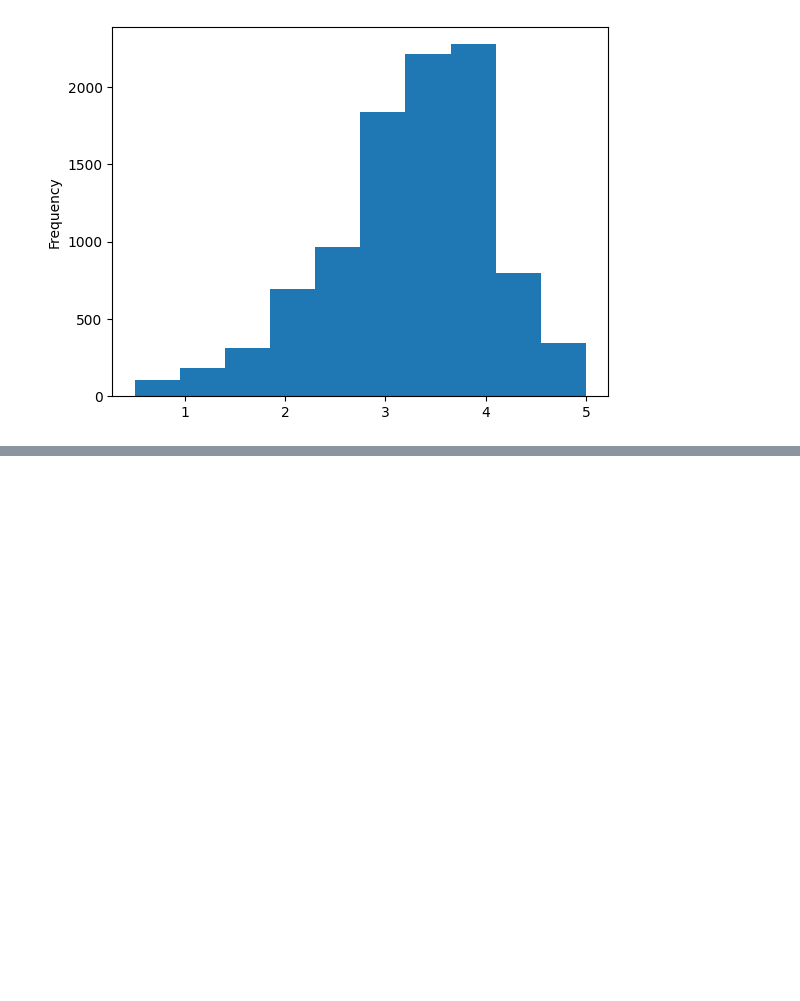
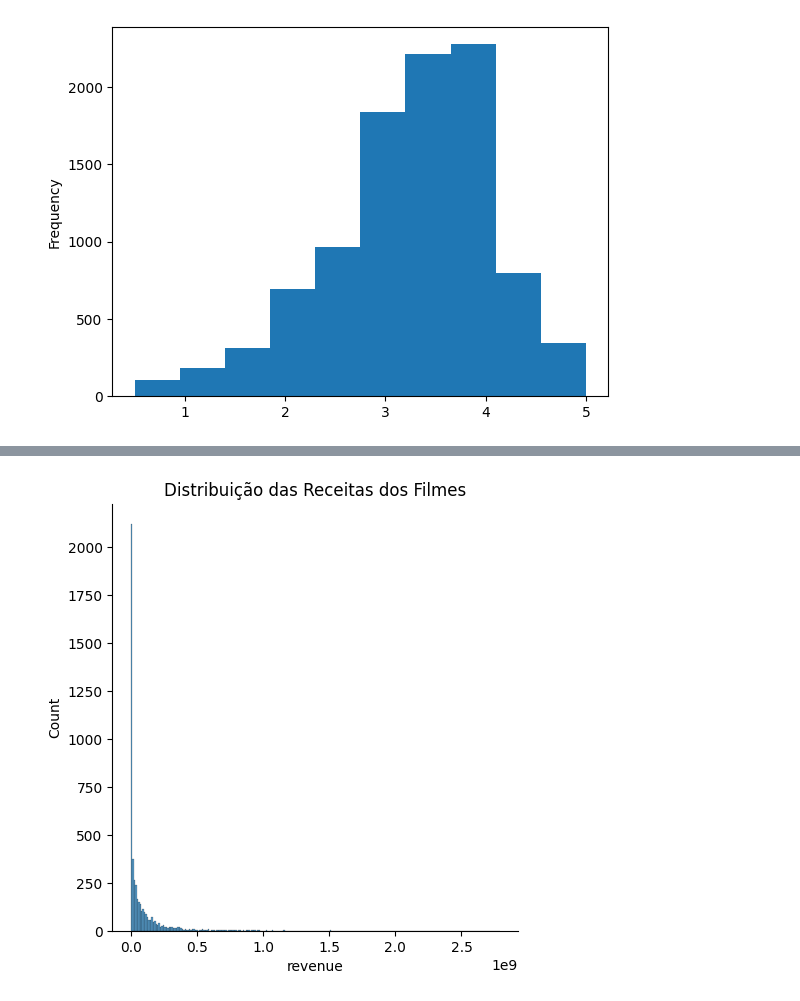
Before and after one commit to ViniciusSantos1993/main, a Jupyter notebook: Introdução_a_data_science.ipynb, the cells around one changed output, grey strips where cells are left out. Cells and saved outputs as stored; diff of their text form; code cells hidden in the pictures; blank space fills up the shorter version.

```diff
--- a/Introdução_a_data_science.ipynb
+++ b/Introdução_a_data_science.ipynb
@@ -124,3 +152,9 @@ tmdb.head()
 | 2 | 245000000 | [{"id": 28, "name": "Action"}, {"... | http://www.sonypictures.com/movie... | 206647 | [{"id": 470, "name": "spy"}, {"id... | en | Spectre | A cryptic message from Bond’s pas... | ... |
 | 3 | 250000000 | [{"id": 28, "name": "Action"}, {"... | http://www.thedarkknightrises.com/ | 49026 | [{"id": 849, "name": "dc comics"}... | en | The Dark Knight Rises | Following the death of District A... | ... |
 | 4 | 260000000 | [{"id": 28, "name": "Action"}, {"... | http://movies.disney.com/john-carter | 49529 | [{"id": 818, "name": "based on no... | en | John Carter | John Carter is a war-weary, forme... | ... |
+# %%
+sns.displot(tmdb["revenue"])
+plt.title("Distribuição das Receitas dos Filmes")
+plt.show()
+# %% [output]
+[figure, added]
```
Also changed, not shown: parts of 10 cells of this notebook.
